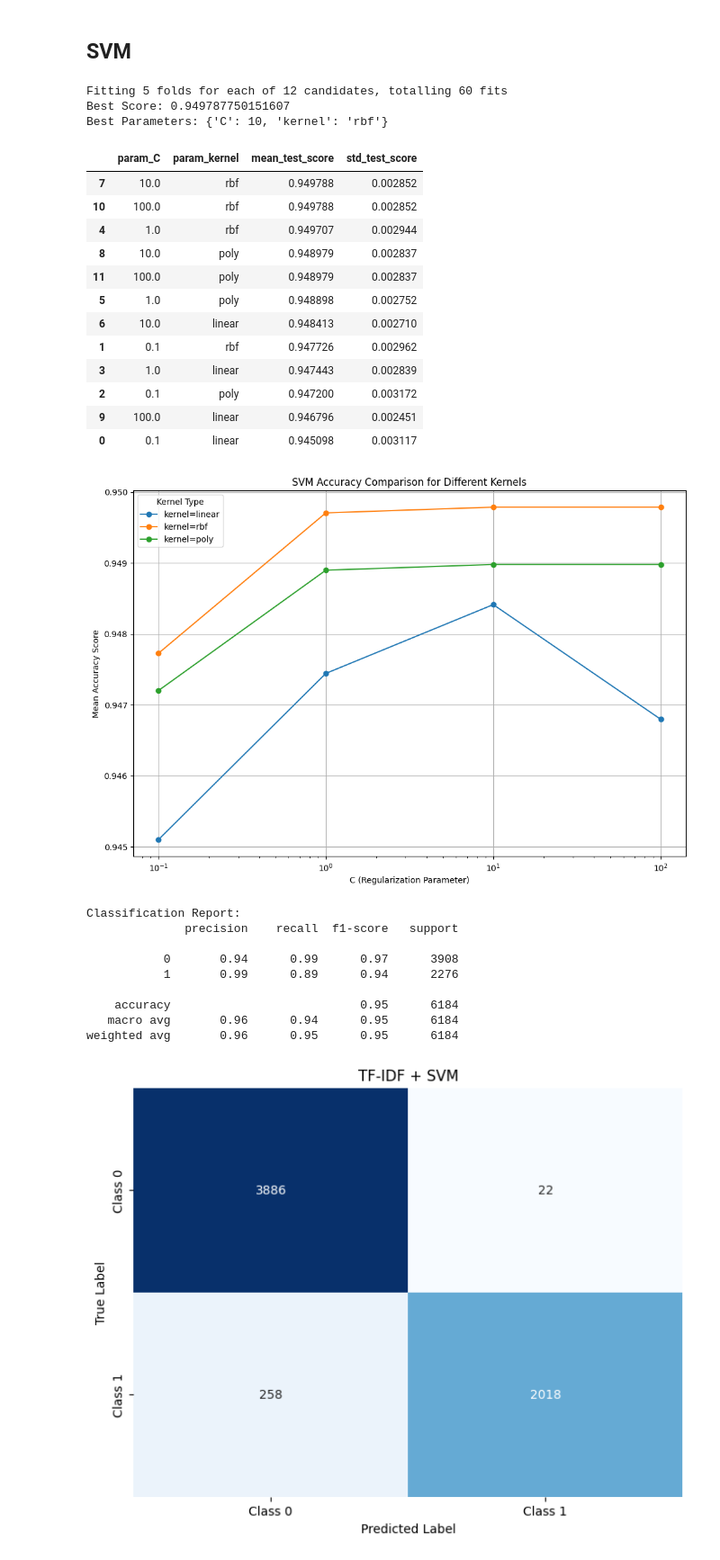
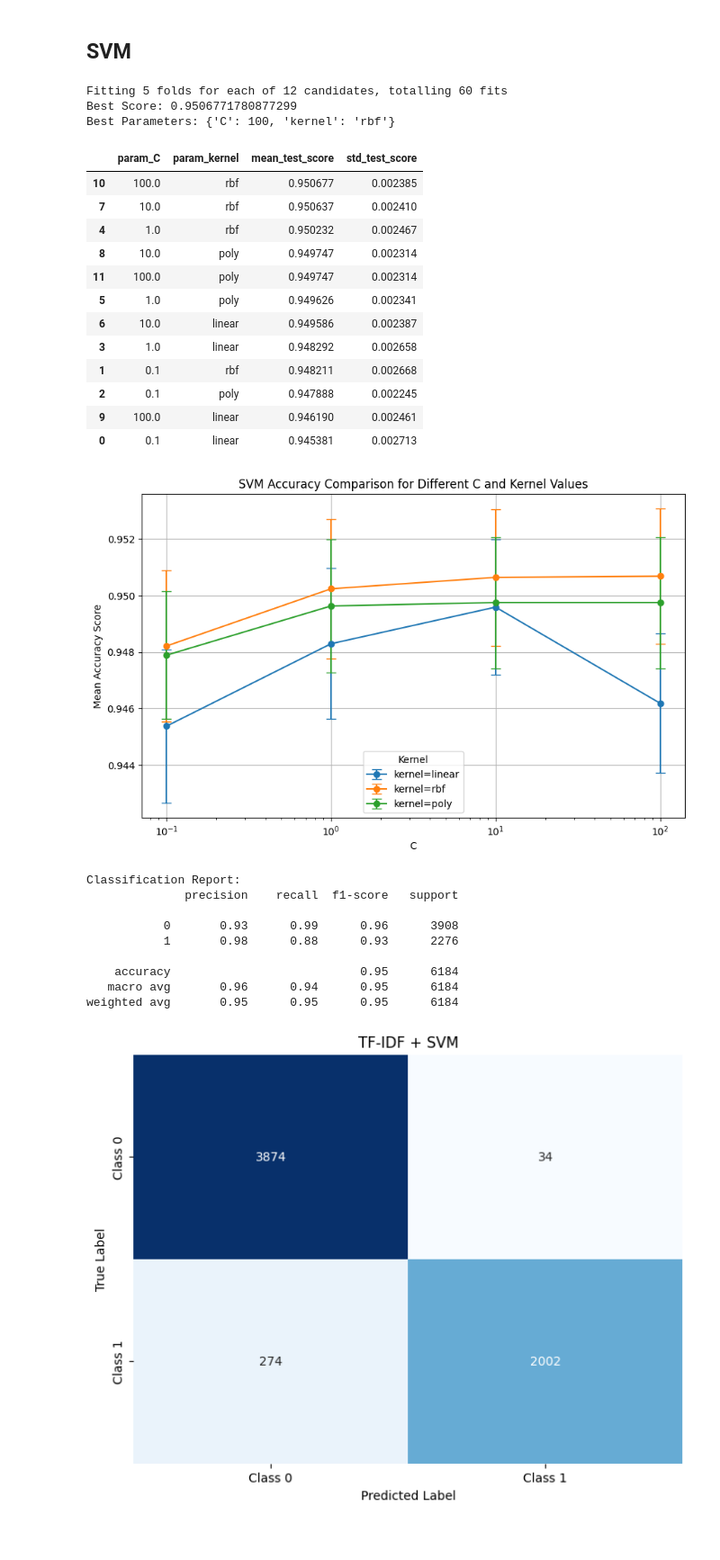
Before and after one commit to bleenee203/IS335.P11---SQLi, a Jupyter notebook: TF-IDF + ML.ipynb, the cells around one changed output. Shown: that part at 90% size. Saved outputs shown, nothing was run; the diff lists cells and outputs as text; code cells hidden in the pictures; blank space fills up the shorter version.

```diff
--- a/TF-IDF + ML.ipynb
+++ b/TF-IDF + ML.ipynb
@@ -45,7 +45,7 @@ from sklearn.model_selection import GridSearchCV, StratifiedKFold
 # %% [markdown]
 Tiền xử lý
 # %%
-data = pd.read_csv("/content/drive/MyDrive/năm 4/an toàn/Modified_SQL_Dataset.csv")
+data = pd.read_csv("Modified_SQL_Dataset.csv")
 # %%
 data.dropna(inplace = True)
 # %%
@@ -334,8 +334,8 @@ print("Best Score: " + str(grid.best_score_))
 print("Best Parameters: " + str(grid.best_params_))
 # %% [output]
 Fitting 5 folds for each of 12 candidates, totalling 60 fits
-Best Score: 0.949787750151607
-Best Parameters: {'C': 10, 'kernel': 'rbf'}
+Best Score: 0.9506771780877299
+Best Parameters: {'C': 100, 'kernel': 'rbf'}
 # %%
 svm_results = pd.DataFrame(grid.cv_results_)
 svm_results_summary = svm_results[['param_C', 'param_kernel', 'mean_test_score', 'std_test_score']]
@@ -343,33 +343,33 @@ svm_results_summary_sorted = svm_results_summary.sort_values(by='mean_test_score
 svm_results_summary_sorted
 # %% [output]
 |  | param_C | param_kernel | mean_test_score | std_test_score |
-| 7 | 10.0 | rbf | 0.949788 | 0.002852 |
-| 10 | 100.0 | rbf | 0.949788 | 0.002852 |
-| 4 | 1.0 | rbf | 0.949707 | 0.002944 |
-| 8 | 10.0 | poly | 0.948979 | 0.002837 |
-| 11 | 100.0 | poly | 0.948979 | 0.002837 |
-| 5 | 1.0 | poly | 0.948898 | 0.002752 |
-| 6 | 10.0 | linear | 0.948413 | 0.002710 |
-| 1 | 0.1 | rbf | 0.947726 | 0.002962 |
-| 3 | 1.0 | linear | 0.947443 | 0.002839 |
-| 2 | 0.1 | poly | 0.947200 | 0.003172 |
-| 9 | 100.0 | linear | 0.946796 | 0.002451 |
-| 0 | 0.1 | linear | 0.945098 | 0.003117 |
+| 10 | 100.0 | rbf | 0.950677 | 0.002385 |
+| 7 | 10.0 | rbf | 0.950637 | 0.002410 |
+| 4 | 1.0 | rbf | 0.950232 | 0.002467 |
+| 8 | 10.0 | poly | 0.949747 | 0.002314 |
+| 11 | 100.0 | poly | 0.949747 | 0.002314 |
+| 5 | 1.0 | poly | 0.949626 | 0.002341 |
+| 6 | 10.0 | linear | 0.949586 | 0.002387 |
+| 3 | 1.0 | linear | 0.948292 | 0.002658 |
+| 1 | 0.1 | rbf | 0.948211 | 0.002668 |
+| 2 | 0.1 | poly | 0.947888 | 0.002245 |
+| 9 | 100.0 | linear | 0.946190 | 0.002461 |
+| 0 | 0.1 | linear | 0.945381 | 0.002713 |
 # %%
-plt.figure(figsize=(12, 8))
-for kernel in svm_parameters['kernel']:
+plt.figure(figsize=(10, 6))
+for kernel in ['linear', 'rbf', 'poly']:
     subset = svm_results_summary[svm_results_summary['param_kernel'] == kernel]
-    plt.plot(subset['param_C'], subset['mean_test_score'], '-o', label=f'kernel={kernel}')
-
-plt.xlabel('C (Regularization Parameter)')
+    plt.errorbar(subset['param_C'], subset['mean_test_score'], yerr=subset['std_test_score'],
+                 fmt='-o', capsize=5, label=f'kernel={kernel}')
+plt.xlabel('C')
 plt.ylabel('Mean Accuracy Score')
-plt.title('SVM Accuracy Comparison for Different Kernels')
-plt.xscale('log')
-plt.legend(title='Kernel Type')
+plt.title('SVM Accuracy Comparison for Different C and Kernel Values')
+plt.xscale('log')  # Use logarithmic scale for C to better visualize differences
+plt.legend(title='Kernel')
 plt.grid(True)
 plt.show()
 # %% [output]
-[figure, old version]
+[figure, new version]
 # %%
 y_pred = grid.predict(X_test_tf_idf)
 conf_matrix = confusion_matrix(y_test, y_pred)
@@ -379,12 +379,12 @@ print(classification_report(y_test, y_pred))
 Classification Report:
               precision    recall  f1-score   support
 
-           0       0.94      0.99      0.97      3908
-           1       0.99      0.89      0.94      2276
+           0       0.93      0.99      0.96      3908
+           1       0.98      0.88      0.93      2276
 
     accuracy                           0.95      6184
    macro avg       0.96      0.94      0.95      6184
-weighted avg       0.96      0.95      0.95      6184
+weighted avg       0.95      0.95      0.95      6184
 # %%
 plt.figure(figsize=(8, 6))
 sns.heatmap(conf_matrix, annot=True, fmt='d', cmap='Blues', cbar=False,
```
Also changed, not shown: parts of 8 cells of this notebook, 8 other files.
